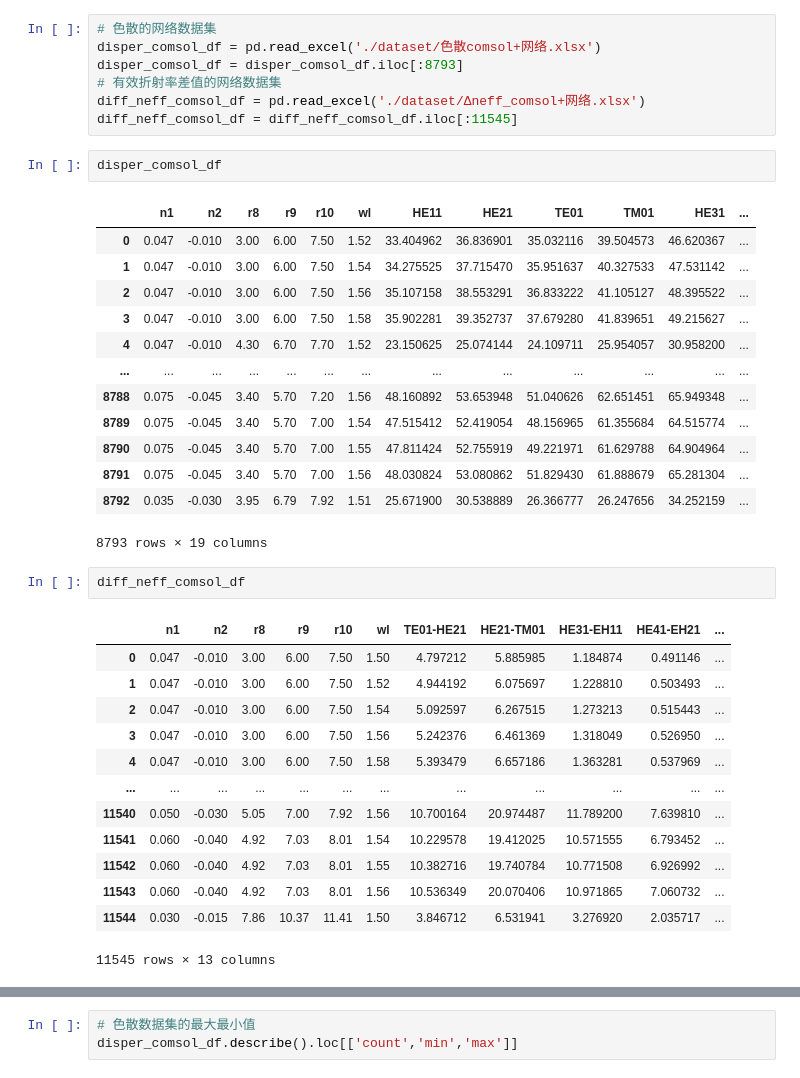
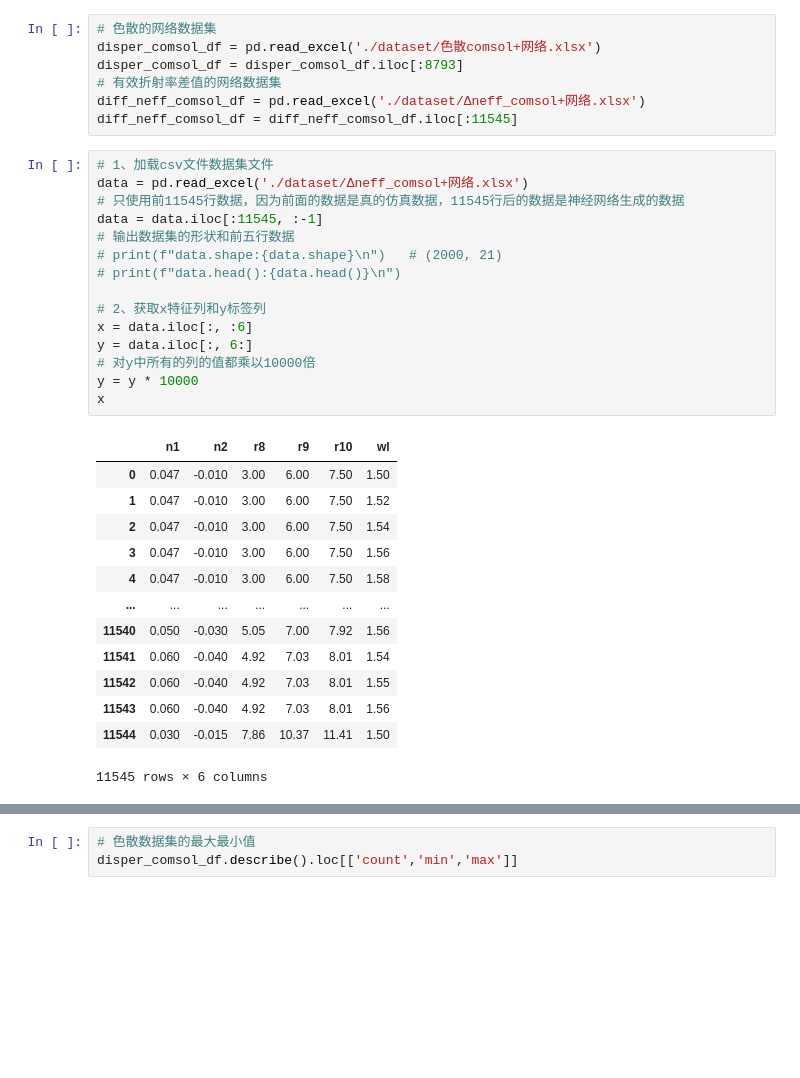
Before and after one commit to one-v/CVAE, a Jupyter notebook: analyse_dataset.ipynb, the cells around one changed output, grey strips where cells are left out. Cells and saved outputs as stored; diff of their text form; blank space fills up the shorter version.

```diff
--- a/analyse_dataset.ipynb
+++ b/analyse_dataset.ipynb
@@ -35,35 +35,32 @@ disper_comsol_df = disper_comsol_df.iloc[:8793]
 # 有效折射率差值的网络数据集
 diff_neff_comsol_df = pd.read_excel('./dataset/Δneff_comsol+网络.xlsx')
 diff_neff_comsol_df = diff_neff_comsol_df.iloc[:11545]
-# %%
-disper_comsol_df
-# %% [output]
-|  | n1 | n2 | r8 | r9 | r10 | wl | HE11 | HE21 | TE01 | TM01 | HE31 | ... |
-| 0 | 0.047 | -0.010 | 3.00 | 6.00 | 7.50 | 1.52 | 33.404962 | 36.836901 | 35.032116 | 39.504573 | 46.620367 | ... |
-| 1 | 0.047 | -0.010 | 3.00 | 6.00 | 7.50 | 1.54 | 34.275525 | 37.715470 | 35.951637 | 40.327533 | 47.531142 | ... |
-| 2 | 0.047 | -0.010 | 3.00 | 6.00 | 7.50 | 1.56 | 35.107158 | 38.553291 | 36.833222 | 41.105127 | 48.395522 | ... |
-| 3 | 0.047 | -0.010 | 3.00 | 6.00 | 7.50 | 1.58 | 35.902281 | 39.352737 | 37.679280 | 41.839651 | 49.215627 | ... |
-| 4 | 0.047 | -0.010 | 4.30 | 6.70 | 7.70 | 1.52 | 23.150625 | 25.074144 | 24.109711 | 25.954057 | 30.958200 | ... |
-| ... | ... | ... | ... | ... | ... | ... | ... | ... | ... | ... | ... | ... |
-| 8788 | 0.075 | -0.045 | 3.40 | 5.70 | 7.20 | 1.56 | 48.160892 | 53.653948 | 51.040626 | 62.651451 | 65.949348 | ... |
-| 8789 | 0.075 | -0.045 | 3.40 | 5.70 | 7.00 | 1.54 | 47.515412 | 52.419054 | 48.156965 | 61.355684 | 64.515774 | ... |
-| 8790 | 0.075 | -0.045 | 3.40 | 5.70 | 7.00 | 1.55 | 47.811424 | 52.755919 | 49.221971 | 61.629788 | 64.904964 | ... |
-| 8791 | 0.075 | -0.045 | 3.40 | 5.70 | 7.00 | 1.56 | 48.030824 | 53.080862 | 51.829430 | 61.888679 | 65.281304 | ... |
-| 8792 | 0.035 | -0.030 | 3.95 | 6.79 | 7.92 | 1.51 | 25.671900 | 30.538889 | 26.366777 | 26.247656 | 34.252159 | ... |
-8793 rows × 19 columns
-# %%
-diff_neff_comsol_df
-# %% [output]
-|  | n1 | n2 | r8 | r9 | r10 | wl | TE01-HE21 | HE21-TM01 | HE31-EH11 | HE41-EH21 | ... |
-| 0 | 0.047 | -0.010 | 3.00 | 6.00 | 7.50 | 1.50 | 4.797212 | 5.885985 | 1.184874 | 0.491146 | ... |
-| 1 | 0.047 | -0.010 | 3.00 | 6.00 | 7.50 | 1.52 | 4.944192 | 6.075697 | 1.228810 | 0.503493 | ... |
-| 2 | 0.047 | -0.010 | 3.00 | 6.00 | 7.50 | 1.54 | 5.092597 | 6.267515 | 1.273213 | 0.515443 | ... |
-| 3 | 0.047 | -0.010 | 3.00 | 6.00 | 7.50 | 1.56 | 5.242376 | 6.461369 | 1.318049 | 0.526950 | ... |
-| 4 | 0.047 | -0.010 | 3.00 | 6.00 | 7.50 | 1.58 | 5.393479 | 6.657186 | 1.363281 | 0.537969 | ... |
-| ... | ... | ... | ... | ... | ... | ... | ... | ... | ... | ... | ... |
-| 11540 | 0.050 | -0.030 | 5.05 | 7.00 | 7.92 | 1.56 | 10.700164 | 20.974487 | 11.789200 | 7.639810 | ... |
-| 11541 | 0.060 | -0.040 | 4.92 | 7.03 | 8.01 | 1.54 | 10.229578 | 19.412025 | 10.571555 | 6.793452 | ... |
-| 11542 | 0.060 | -0.040 | 4.92 | 7.03 | 8.01 | 1.55 | 10.382716 | 19.740784 | 10.771508 | 6.926992 | ... |
-| 11543 | 0.060 | -0.040 | 4.92 | 7.03 | 8.01 | 1.56 | 10.536349 | 20.070406 | 10.971865 | 7.060732 | ... |
-| 11544 | 0.030 | -0.015 | 7.86 | 10.37 | 11.41 | 1.50 | 3.846712 | 6.531941 | 3.276920 | 2.035717 | ... |
-11545 rows × 13 columns
+# %%
+# 1、加载csv文件数据集文件
+data = pd.read_excel('./dataset/Δneff_comsol+网络.xlsx')
+# 只使用前11545行数据，因为前面的数据是真的仿真数据，11545行后的数据是神经网络生成的数据
+data = data.iloc[:11545, :-1]
+# 输出数据集的形状和前五行数据
+# print(f"data.shape:{data.shape}\n")   # (2000, 21)
+# print(f"data.head():{data.head()}\n")
+
+# 2、获取x特征列和y标签列
+x = data.iloc[:, :6]
+y = data.iloc[:, 6:]
+# 对y中所有的列的值都乘以10000倍
+y = y * 10000
+x
+# %% [output]
+|  | n1 | n2 | r8 | r9 | r10 | wl |
+| 0 | 0.047 | -0.010 | 3.00 | 6.00 | 7.50 | 1.50 |
+| 1 | 0.047 | -0.010 | 3.00 | 6.00 | 7.50 | 1.52 |
+| 2 | 0.047 | -0.010 | 3.00 | 6.00 | 7.50 | 1.54 |
+| 3 | 0.047 | -0.010 | 3.00 | 6.00 | 7.50 | 1.56 |
+| 4 | 0.047 | -0.010 | 3.00 | 6.00 | 7.50 | 1.58 |
+| ... | ... | ... | ... | ... | ... | ... |
+| 11540 | 0.050 | -0.030 | 5.05 | 7.00 | 7.92 | 1.56 |
+| 11541 | 0.060 | -0.040 | 4.92 | 7.03 | 8.01 | 1.54 |
+| 11542 | 0.060 | -0.040 | 4.92 | 7.03 | 8.01 | 1.55 |
+| 11543 | 0.060 | -0.040 | 4.92 | 7.03 | 8.01 | 1.56 |
+| 11544 | 0.030 | -0.015 | 7.86 | 10.37 | 11.41 | 1.50 |
+11545 rows × 6 columns
```
Also changed, not shown: parts of 1 cell of this notebook, 9 other files.
